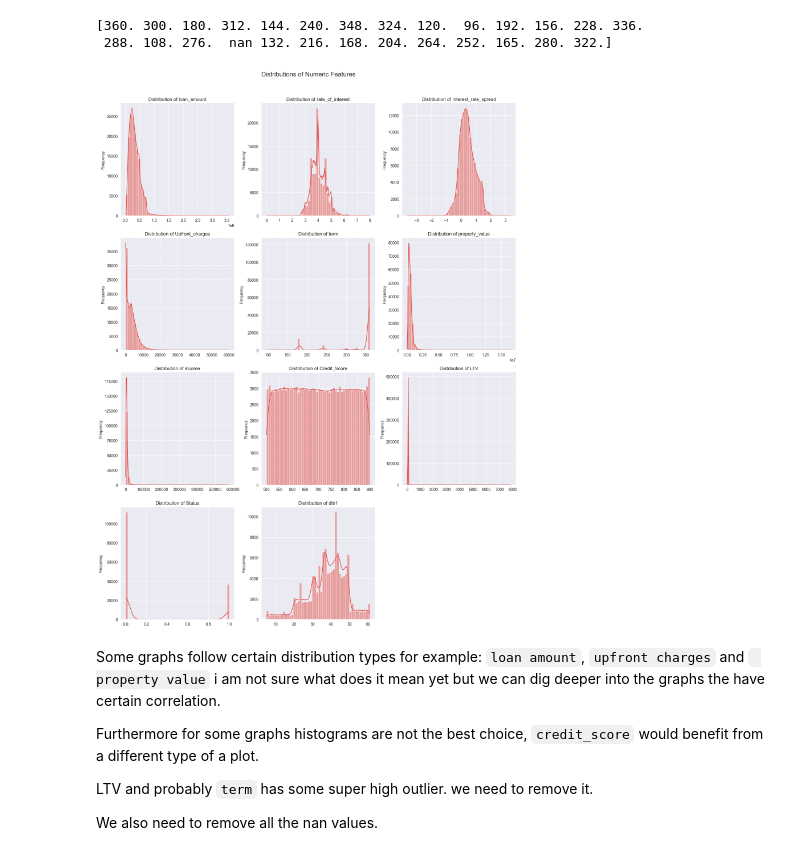
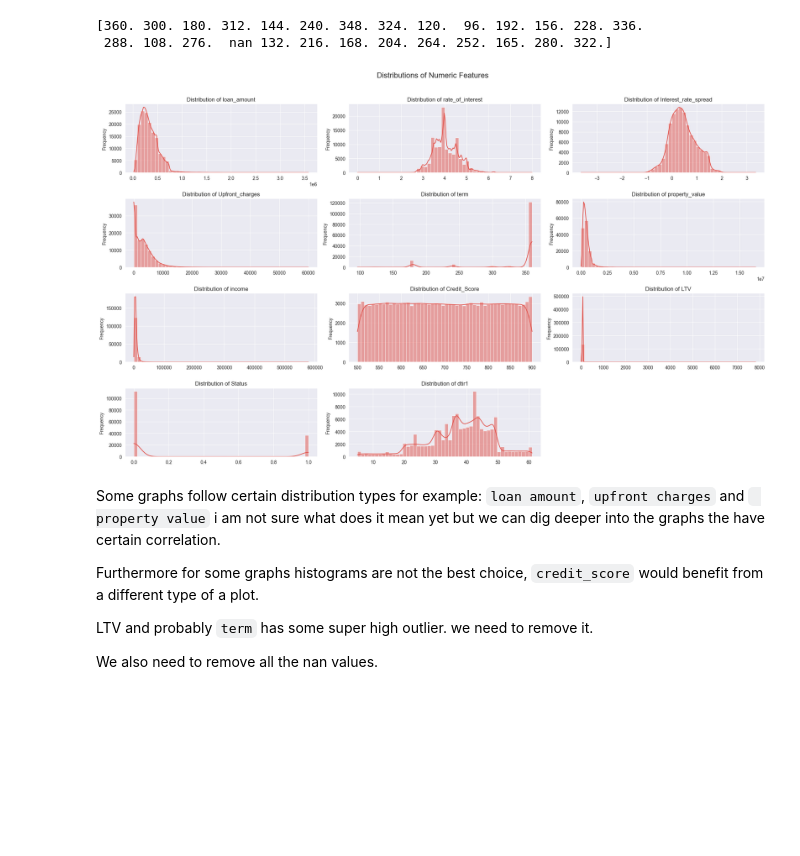
Before and after one commit to thebekhruz/predictive_modelling, a Jupyter notebook: eda/eda.ipynb, the cells around one changed output. Drawn from its saved outputs; the diff is of its cells as text; code cells hidden in the pictures; blank space fills up the shorter version.

```diff
--- a/eda/eda.ipynb
+++ b/eda/eda.ipynb
@@ -24,9 +24,11 @@ The first thing is first we need to find [correlated values](../notes_obsidian/R
 # Import necessary libraries
 import pandas as pd
 import numpy as np
-# Keep all imports in one place
+import matplotlib.pyplot as plt
+
 import seaborn as sns
-import matplotlib.pyplot as plt
+sns.set_style("darkgrid")  # Sleek dark background
+sns.set_palette(sns.color_palette("Spectral"))  # Color palette
 # %%
 data = pd.read_csv('../data/raw/Loan_Default.csv')
 data.head()
@@ -144,32 +146,32 @@ sns.set_palette(sns.color_palette("Spectral"))  # Color palette
 # %%
 # Select numeric columns
 numeric_data = data.select_dtypes(include=['float64', 'int64'])
 
 # Determine the number of plots needed
 num_features = numeric_data.shape[1]
 num_cols = 3
 num_rows = int(np.ceil(num_features / num_cols))  # Calculate required rows
 
 # Create subplots dynamically
-fig, axes = plt.subplots(nrows=num_rows, ncols=num_cols, figsize=(15, 5 * num_rows))
+fig, axes = plt.subplots(nrows=num_rows, ncols=num_cols, figsize=(20, 3 * num_rows))
 axes = axes.flatten()  # Flatten for easy indexing
 
 # Plot histograms
 for i, col in enumerate(numeric_data.columns):
     sns.histplot(numeric_data[col], bins=50, kde=True, ax=axes[i])
     axes[i].set_title(f'Distribution of {col}', fontsize=12)
     axes[i].set_xlabel('')
     axes[i].set_ylabel('Frequency')
 
 # Hide any unused axes
 for j in range(i + 1, len(axes)):
     fig.delaxes(axes[j])
 
 plt.suptitle('Distributions of Numeric Features', fontsize=16)
 plt.tight_layout(rect=[0, 0, 1, 0.96])
 plt.show()
 # %% [output]
-[figure, old version]
+[figure, new version]
 # %% [markdown]
 Some graphs follow certain distribution types for example: `loan amount`, `upfront charges` and ` property value` i am not sure what does it mean yet but we can dig deeper into the graphs the have certain correlation.
 
```
Also changed, not shown: parts of 102 cells of this notebook, 7 other files.
